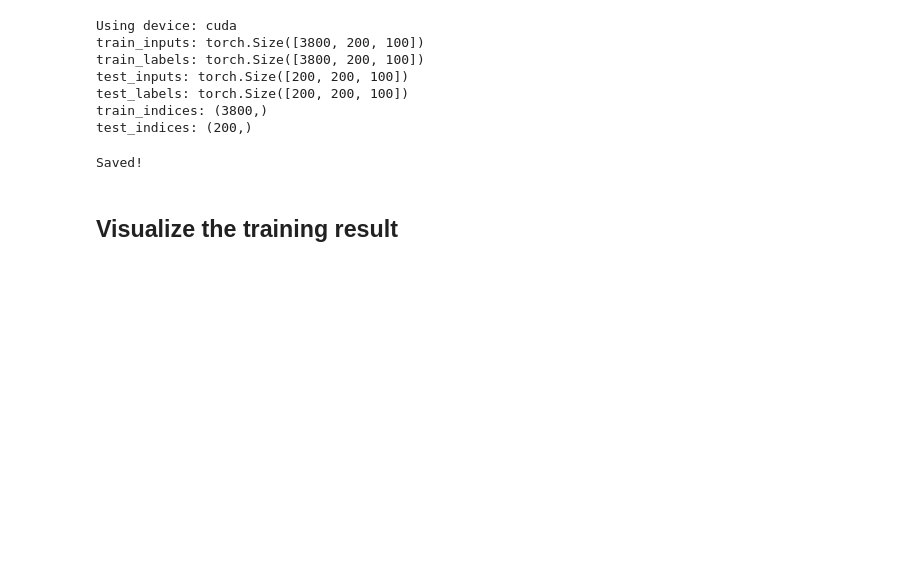
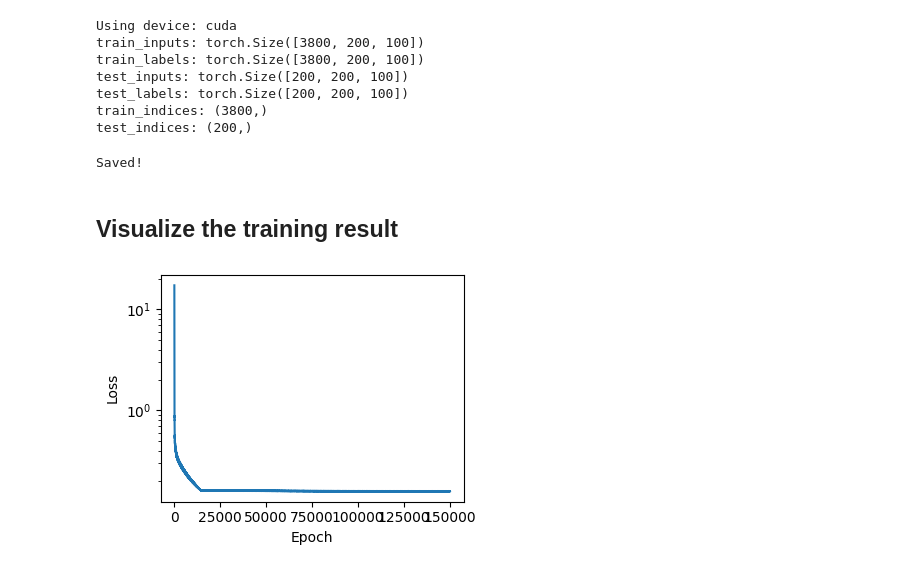
Before and after one commit to qrsyu/STCell, a Jupyter notebook: code/time_exp/2TS_mask_loss.ipynb, the cells around one changed output. Drawn from its saved outputs; the diff is of its cells as text; code cells hidden in the pictures; blank space fills up the shorter version.

```diff
--- a/code/time_exp/2TS_mask_loss.ipynb
+++ b/code/time_exp/2TS_mask_loss.ipynb
@@ -181,11 +176,13 @@ test_inputs = data['test_inputs']
 test_labels = data['test_labels']
 hidden_states = data['test_hidden_states']
 # %%
-plt.figure()
+plt.figure(figsize=(4, 3))
 plt.plot(losses, label='Training Loss')
 plt.xlabel('Epoch')
 plt.ylabel('Loss')
 plt.yscale('log')
 plt.tight_layout()
+# %% [output]
+[figure, added]
 # %%
 # Plot the outputs
```
Also changed, not shown: parts of 7 cells of this notebook, 1 other file.
